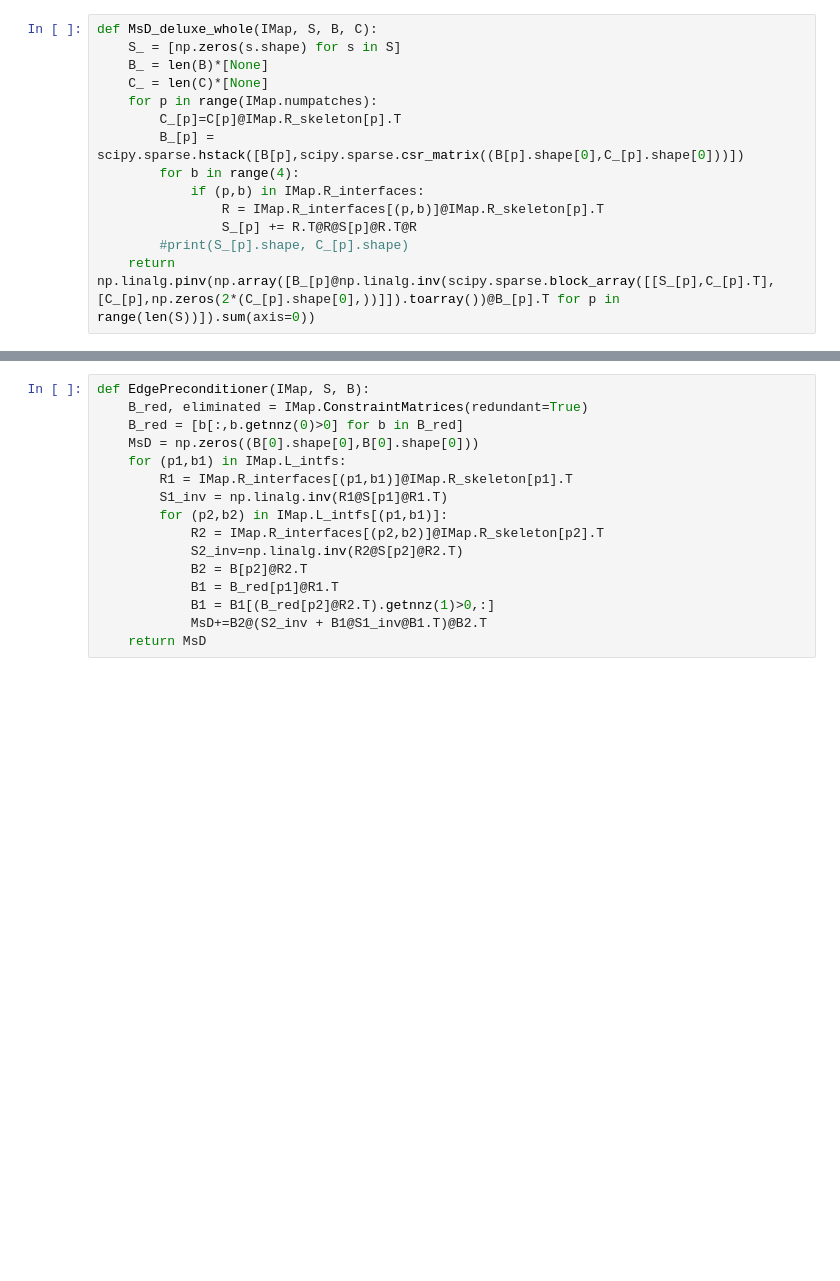
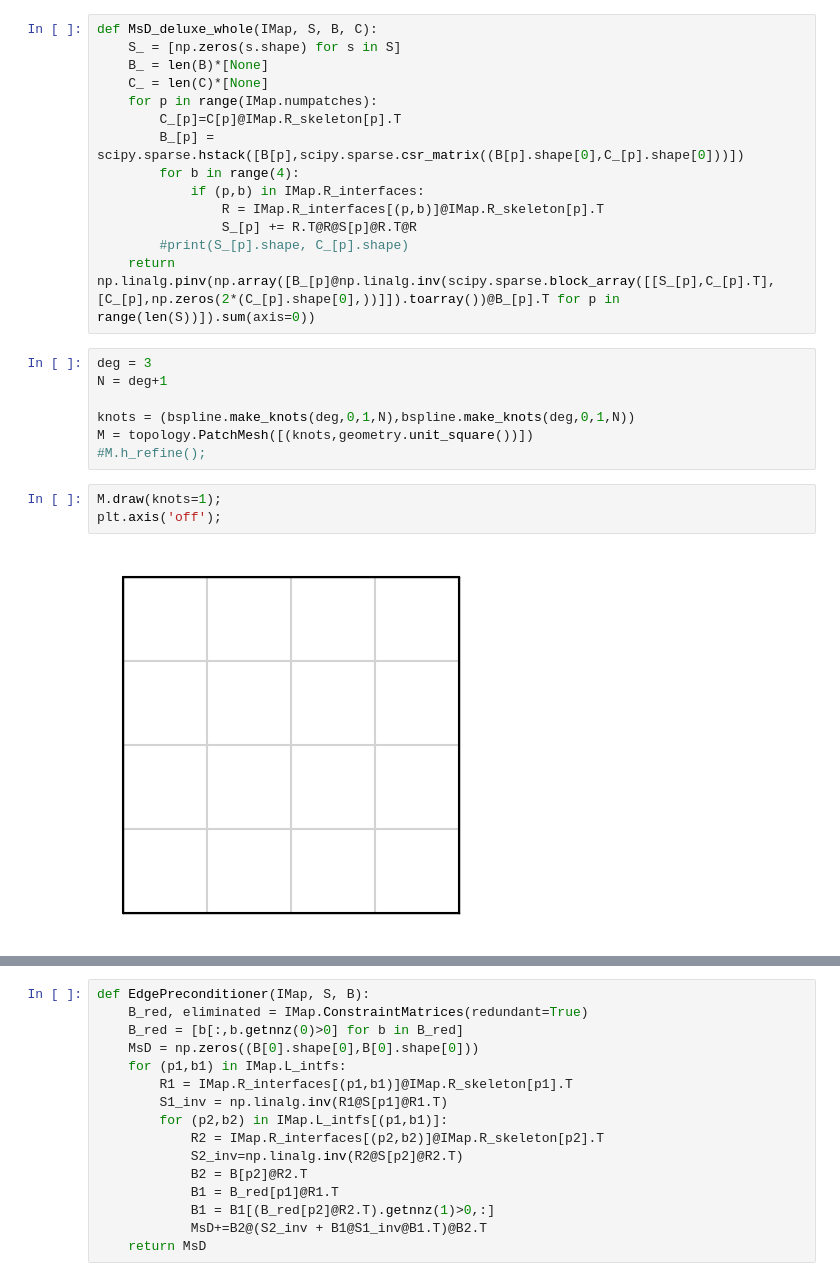
Before and after one commit to Stefan714/pyiga, a Jupyter notebook: notebooks/IETI2.ipynb, the cells around one changed output, grey strips where cells are left out. Cells and saved outputs as stored; diff of their text form; blank space fills up the shorter version.

```diff
--- a/notebooks/IETI2.ipynb
+++ b/notebooks/IETI2.ipynb
@@ -449,3 +447,15 @@ def MsD_deluxe_whole(IMap, S, B, C):
                 S_[p] += R.T@R@S[p]@R.T@R
         #print(S_[p].shape, C_[p].shape)
     return np.linalg.pinv(np.array([B_[p]@np.linalg.inv(scipy.sparse.block_array([[S_[p],C_[p].T],[C_[p],np.zeros(2*(C_[p].shape[0],))]]).toarray())@B_[p].T for p in range(len(S))]).sum(axis=0))
+# %%
+deg = 3
+N = deg+1
+
+knots = (bspline.make_knots(deg,0,1,N),bspline.make_knots(deg,0,1,N))
+M = topology.PatchMesh([(knots,geometry.unit_square())])
+#M.h_refine();
+# %%
+M.draw(knots=1);
+plt.axis('off');
+# %% [output]
+[figure, added]
```
Also changed, not shown: parts of 14 cells of this notebook, 1 other file.
